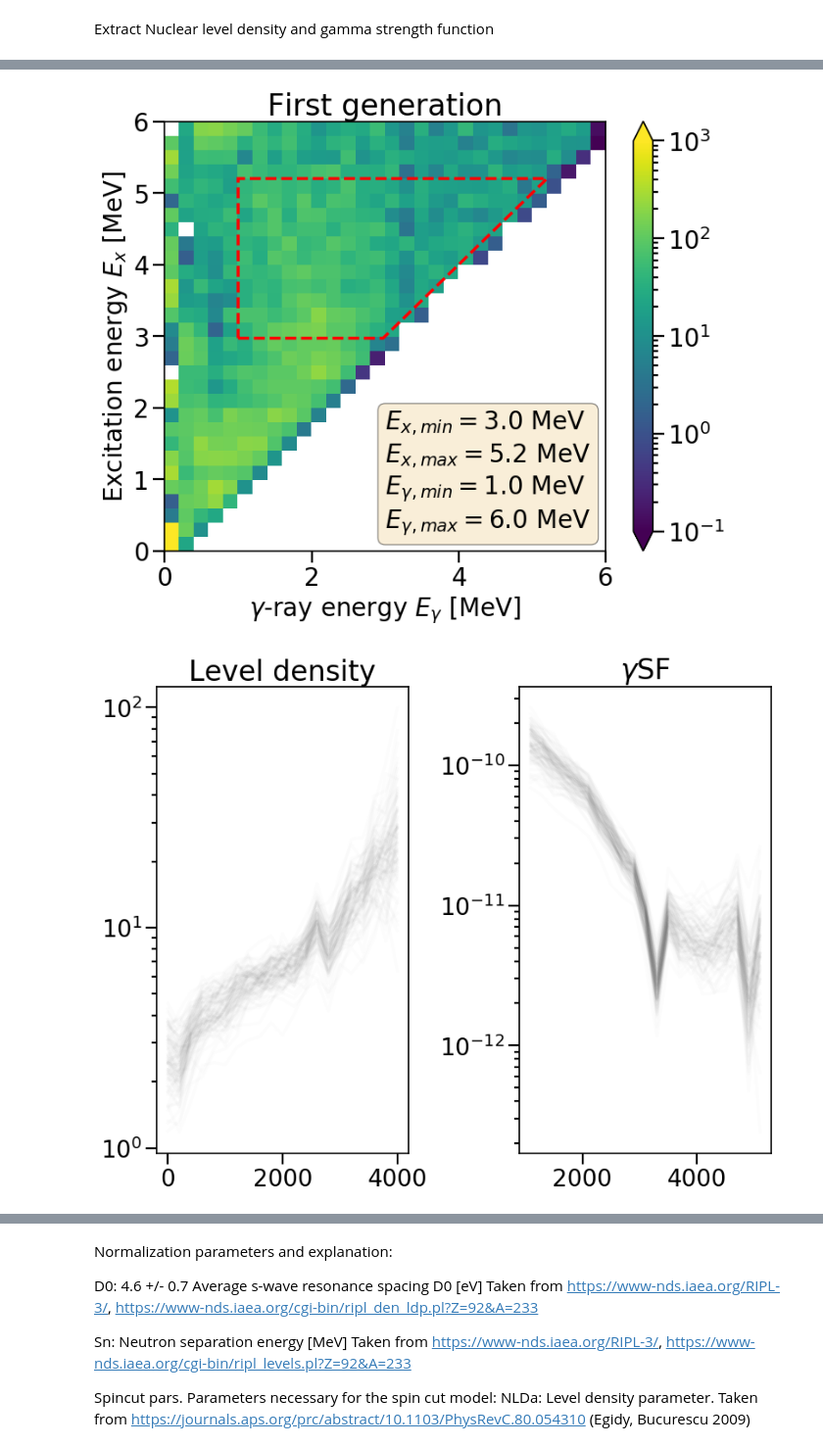
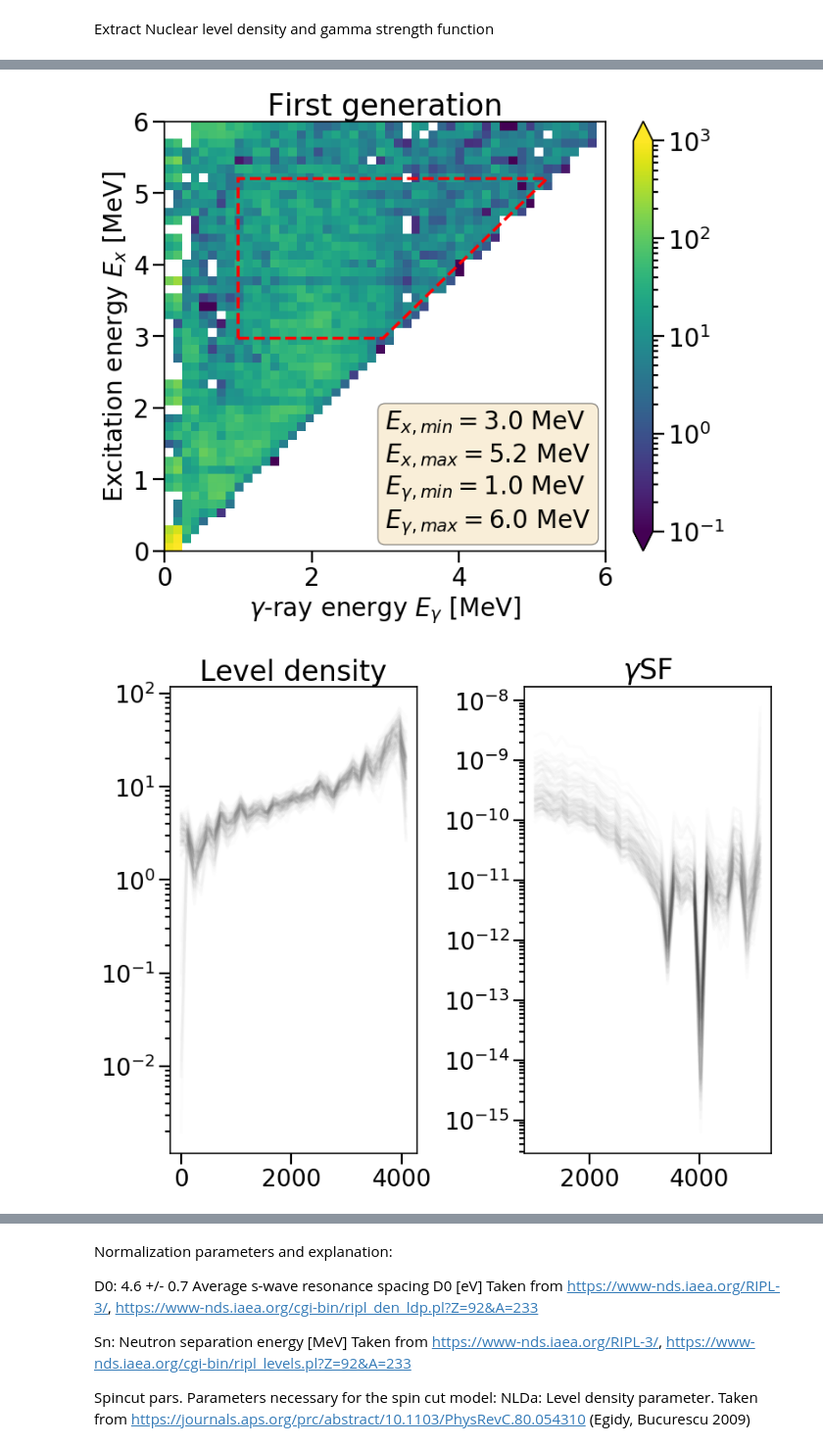
Before and after one commit to tellefs/MasterThesis, a Jupyter notebook: analysis/OMPy/osloMethod_U233_aa.ipynb, the cells around one changed output, grey strips where cells are left out. Shown at 98% size. Saved outputs shown, nothing was run; the diff lists cells and outputs as text; code cells hidden in the pictures.

```diff
--- a/analysis/OMPy/osloMethod_U233_aa.ipynb
+++ b/analysis/OMPy/osloMethod_U233_aa.ipynb
@@ -67,7 +79,7 @@ multinest_livepoints = 400 #should be >400 for "real"-run
 #other variables that is noce to have easy access to:
 
 #How many keV per bin to be used in analysis
-kev_per_bin_wish = 200
+kev_per_bin_wish = 120
 
 # The trapeziodal cutout of the FG-matrix i.e. the data to be used in analysis
 Ex_min = 2970.5
@@ -79,12 +91,12 @@ Eg_max = 6000
 Gg = Gg_232
 Gg_err = Gg_232_error
 
-#norm areas
-gsfnorm_high = [3.7, 4.6]
-gsfnorm_low = [1.8, 2.4]
+#norm areas (these are approx the same as OMS)
+gsfnorm_high = [3.3, 4.4]
+gsfnorm_low = [1.1, 1.9]
 
-nldnorm_low = [0., 0.5]
-nldnorm_high = [1.3, 3.3] #[2.0,3,6]
+nldnorm_low = [0.1, 0.6]
+nldnorm_high = [1.2,3.4]
 
 now = str(datetime.now().strftime("%H:%M:%S"))
 today = str(date.today())
@@ -93,7 +105,8 @@ path = 'normalized_data/U233_'+today+'_'+now+'/'
 plot_path = path+'plots/'
 matrix_path = path+'alfna_matrix/'
 data_path = path+'data/'
-
+norm_path = data_path+'normalizer'
+multinest_path = path+'MN'
 
 if not os.path.exists(path):
     os.makedirs(path)
@@ -106,6 +119,15 @@ if not os.path.exists(matrix_path):
 
 if not os.path.exists(data_path):
     os.makedirs(data_path)
+
+if not os.path.exists(norm_path):
+        os.makedirs(norm_path)
+
+if not os.path.exists(multinest_path):
+        os.makedirs(multinest_path)
+
+multinest_path = Path(multinest_path)
+
 
 infile = open(path+'README.txt', 'w+')
 infile.write('This file contains variables used in the OMPy normalization \n')
@@ -484,7 +506,9 @@ logger = om.introspection.get_logger('ensemble', 'INFO')
 # Note: This will have the same setting as above. We could for example have
 # set the first generations method to use a different "valley_collection", or a
 # differnt type of "multiplicity_estimation"
-ensemble = om.Ensemble(raw=raw_positive)
+if not os.path.exists(data_path+'ensemble_path'):
+    os.makedirs(data_path+'ensemble_path')
+ensemble = om.Ensemble(raw=raw_positive, path=data_path+'ensemble_path')
 ensemble.unfolder = unfolder
 ensemble.first_generation_method = firstgen
 # Generates N perturbated members
@@ -514,6 +538,8 @@ Extract Nuclear level density and gamma strength function
 # %%
 extlog = om.introspection.get_logger('extractor', 'INFO')
 
+#defining new bins for rebinning
+#based on the choice of keV/bin and the initial cut of the matrix
 new_mids = np.linspace(kev_per_bin_wish/2, cut_lim-(kev_per_bin_wish/2), int(cut_lim/kev_per_bin_wish))
 primary.rebin('Ex', mids = new_mids)
 primary.rebin('Eg', mids = new_mids)
@@ -551,7 +577,11 @@ ax.set_title('First generation')
 #Perform trapezoidal cut
 trapezoid_cut = om.Action('matrix')
 trapezoid_cut.trapezoid(Ex_min=Ex_min, Ex_max=Ex_max, Eg_min=Eg_min, Eg_max = Ex_max+kev_per_bin_wish, inplace=True)
-extractor = om.Extractor()
+
+if not os.path.exists(data_path+'extraction_ensemble'):
+    os.makedirs(data_path+'extraction_ensemble')
+
+extractor = om.Extractor(path=data_path+'extraction_ensemble')
 extractor.trapezoid = trapezoid_cut
 
 #rebin firstgen matrix from ensemble
@@ -586,2 +616,2 @@ plt.savefig(plot_path+'unnormed_new_truemean')
-[figure, old version]
+[figure, new version]
-[figure, old version]
+[figure, new version]
```
Also changed, not shown: parts of 14 cells of this notebook, 1 other file.
